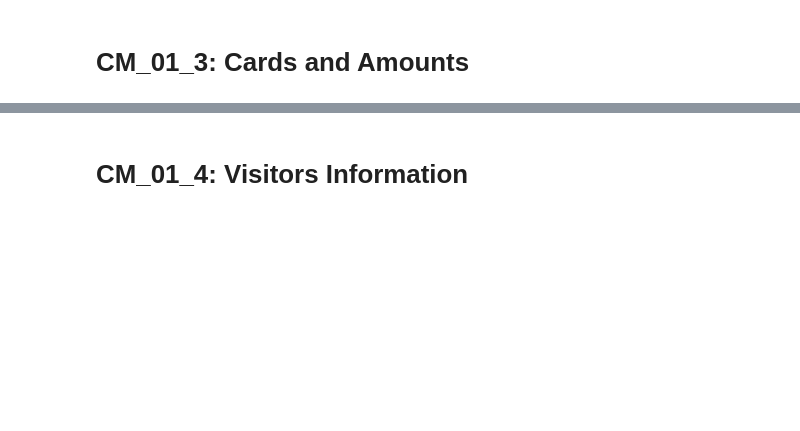
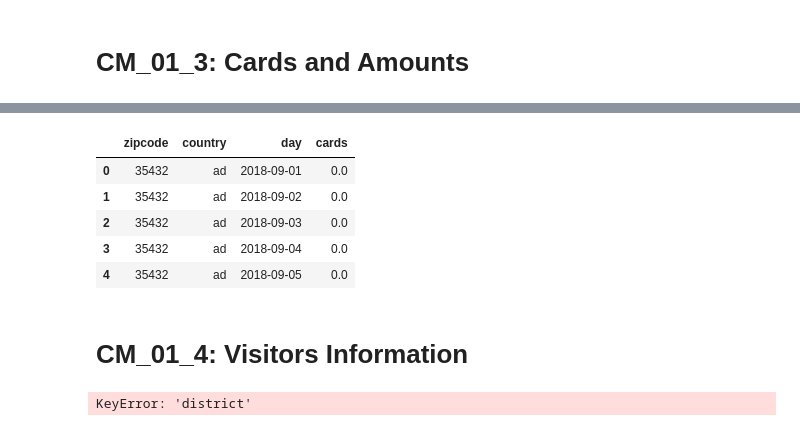
Before and after one commit to miracFence/Datathon-Gran-Canaria, a Jupyter notebook: Smart Destinations/CM_01_Analysis.ipynb, the cells around one changed output, grey strips where cells are left out. Saved outputs shown, nothing was run; the diff lists cells and outputs as text; code cells hidden in the pictures; blank space fills up the shorter version.

```diff
--- a/Smart Destinations/CM_01_Analysis.ipynb
+++ b/Smart Destinations/CM_01_Analysis.ipynb
@@ -642,2 +791,21 @@ card_dict = {f: sum(1 for line in open(f)) for f in listAllCardFiles}
+# %%
+combined_card_zeros = combined_card_dt[combined_card_dt.cards == 0]
+combined_card_zeros.head()
+# %% [output]
+|  | zipcode | country | day | cards |
+| 0 | 35432 | ad | 2018-09-01 | 0.0 |
+| 1 | 35432 | ad | 2018-09-02 | 0.0 |
+| 2 | 35432 | ad | 2018-09-03 | 0.0 |
+| 3 | 35432 | ad | 2018-09-04 | 0.0 |
+| 4 | 35432 | ad | 2018-09-05 | 0.0 |
 # %% [markdown]
 # CM_01_4: Visitors Information
+# %%
+listAllVisitorFiles = glob.glob('../../datos/CM01_4/*_visitors.csv')
+listAllVisitorFiles_l = [pd.read_table(f) for f in listAllVisitorFiles]
+
+combined_visitor_dt = functools.reduce(lambda  left,right: pd.merge(left,right, on=['district'],how='inner'), listAllVisitorFiles_l)
+
+combined_visitor_dt.describe()
+# %% [output]
+KeyError: 'district'
```
Also changed, not shown: parts of 9 cells of this notebook, 1 other file.
